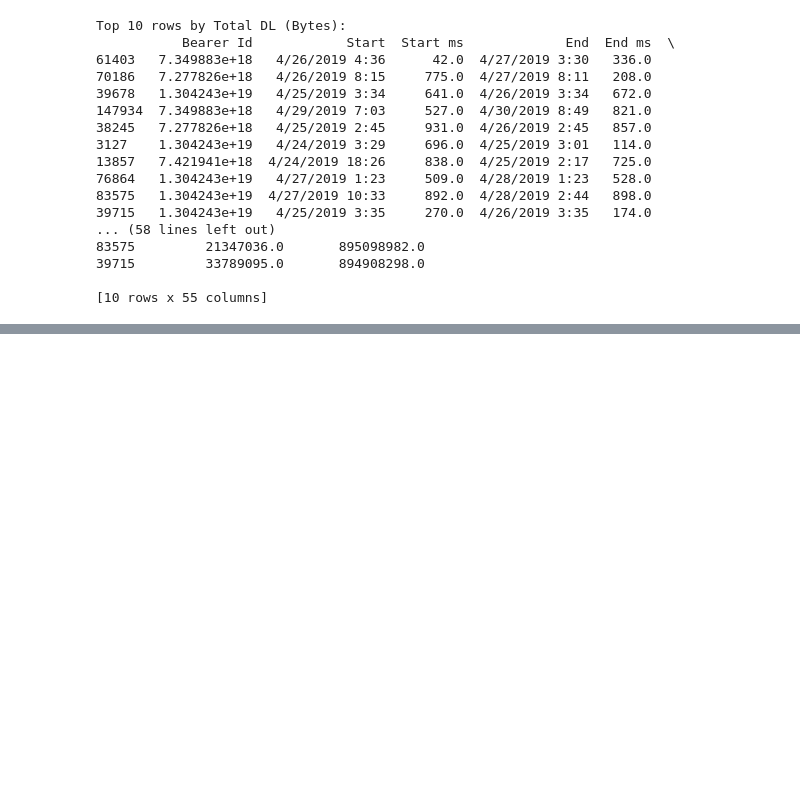
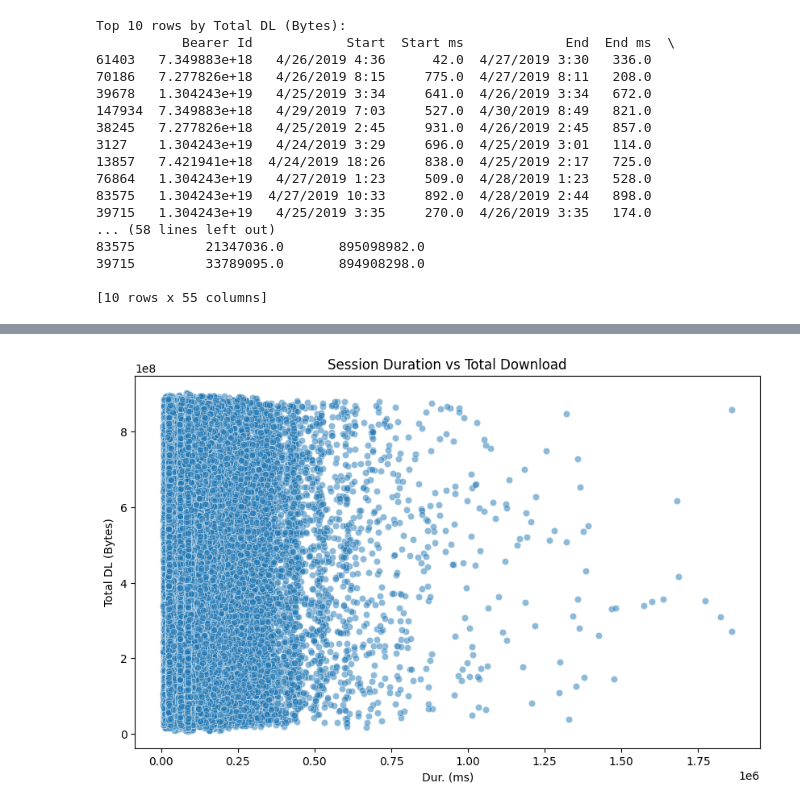
Before and after one commit to Abel-Marie/tellco-insights, a Jupyter notebook: notebooks/eda_user_overview.ipynb, the cells around one changed output, grey strips where cells are left out. Saved outputs shown, nothing was run; the diff lists cells and outputs as text; code cells hidden in the pictures; blank space fills up the shorter version.

```diff
--- a/notebooks/eda_user_overview.ipynb
+++ b/notebooks/eda_user_overview.ipynb
@@ -94,0 +103,4 @@ Top 10 rows by Total DL (Bytes):
+# %%
+plot_scatter(df, "Dur. (ms)", "Total DL (Bytes)", title="Session Duration vs Total Download")
+# %% [output]
+[figure, added]
```
Also changed, not shown: parts of 4 cells of this notebook.
